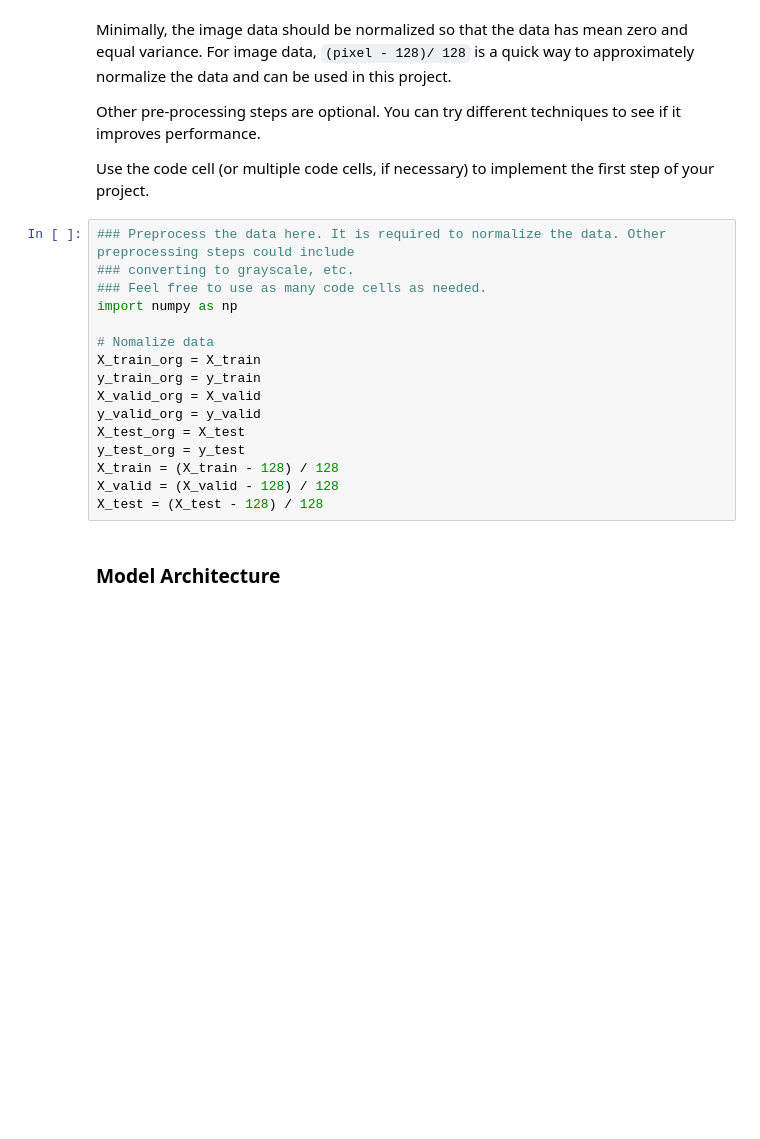
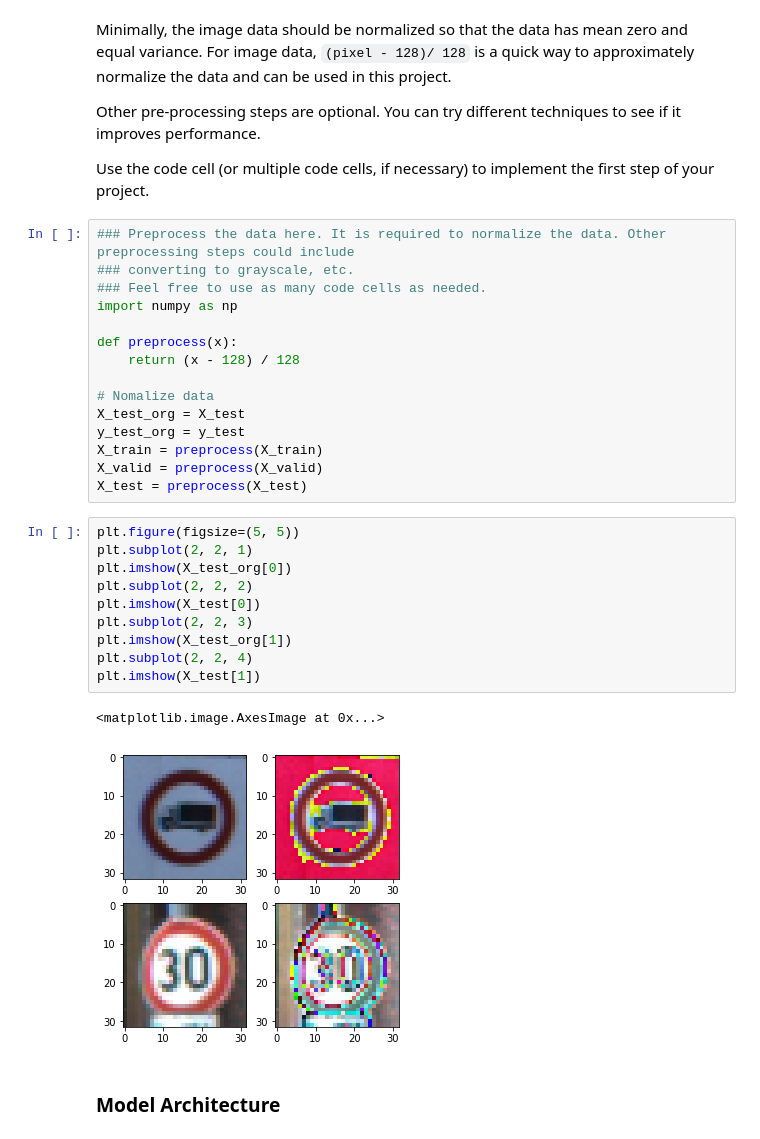
Before and after one commit to yu-iskw/CarND-Traffic-Sign-Classifier-Project, a Jupyter notebook: Traffic_Sign_Classifier.assignment.ipynb, the cells around one changed output. Drawn from its saved outputs; the diff is of its cells as text; blank space fills up the shorter version.

```diff
--- a/Traffic_Sign_Classifier.assignment.ipynb
+++ b/Traffic_Sign_Classifier.assignment.ipynb
@@ -143,15 +148,27 @@ Use the code cell (or multiple code cells, if necessary) to implement the first
 ### Feel free to use as many code cells as needed.
 import numpy as np
 
+def preprocess(x):
+    return (x - 128) / 128
+
 # Nomalize data
-X_train_org = X_train
-y_train_org = y_train
-X_valid_org = X_valid
-y_valid_org = y_valid
 X_test_org = X_test
 y_test_org = y_test
-X_train = (X_train - 128) / 128
-X_valid = (X_valid - 128) / 128
-X_test = (X_test - 128) / 128
+X_train = preprocess(X_train)
+X_valid = preprocess(X_valid)
+X_test = preprocess(X_test)
+# %%
+plt.figure(figsize=(5, 5))
+plt.subplot(2, 2, 1)
+plt.imshow(X_test_org[0])
+plt.subplot(2, 2, 2)
+plt.imshow(X_test[0])
+plt.subplot(2, 2, 3)
+plt.imshow(X_test_org[1])
+plt.subplot(2, 2, 4)
+plt.imshow(X_test[1])
+# %% [output]
+<matplotlib.image.AxesImage at 0x...>
+[figure, added]
 # %% [markdown]
 ### Model Architecture
```
Also changed, not shown: parts of 34 cells of this notebook, 24 other files.
